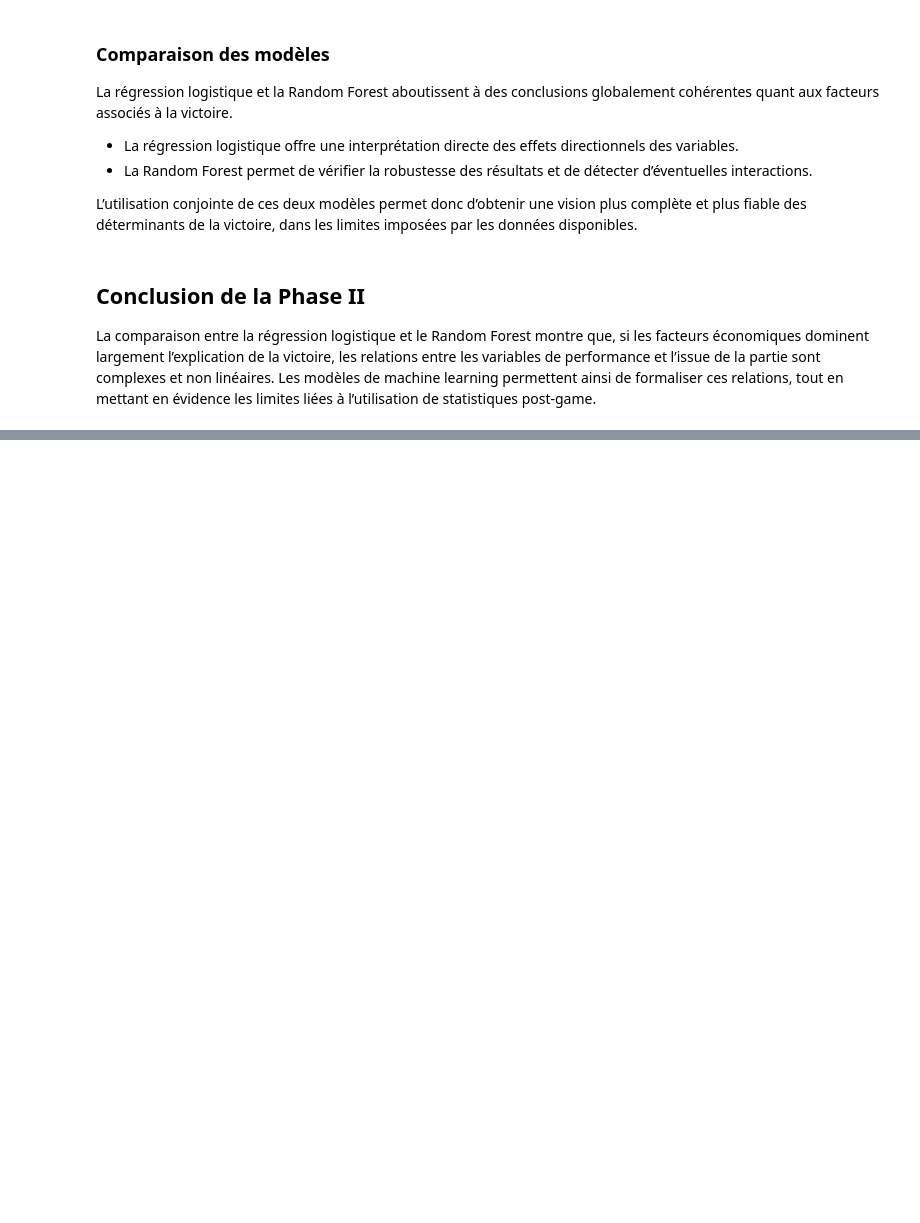
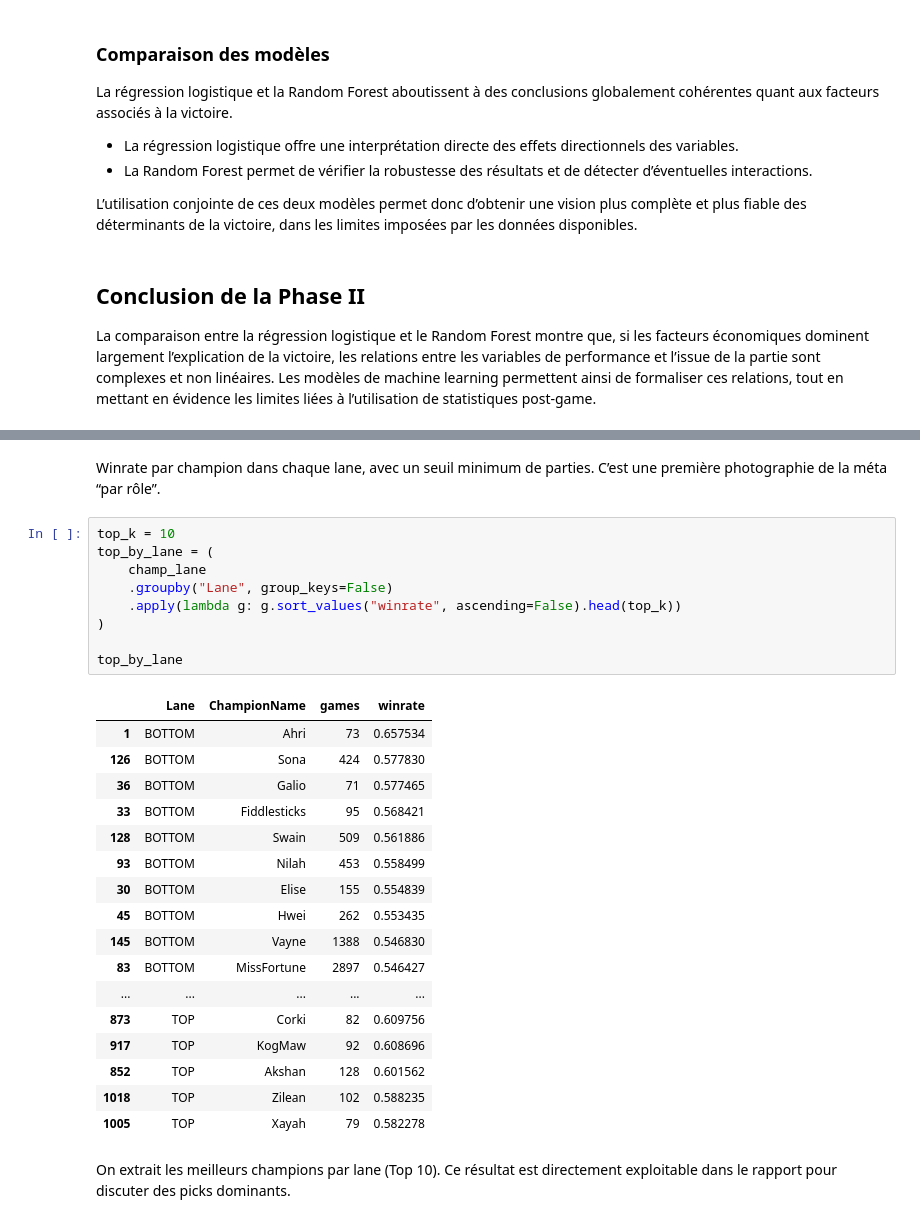
Before and after one commit to denisjng/LeagueOfLegendsMeta, a Jupyter notebook: Code/LoLMeta.ipynb, the cells around one changed output, grey strips where cells are left out. Saved outputs shown, nothing was run; the diff lists cells and outputs as text; blank space fills up the shorter version.

```diff
--- a/Code/LoLMeta.ipynb
+++ b/Code/LoLMeta.ipynb
@@ -1914,0 +2165,33 @@ Les modèles de machine learning permettent ainsi de formaliser ces relations, t
+# %% [markdown]
+Winrate par champion dans chaque lane, avec un seuil minimum de parties.
+C’est une première photographie de la méta “par rôle”.
+# %%
+top_k = 10
+top_by_lane = (
+    champ_lane
+    .groupby("Lane", group_keys=False)
+    .apply(lambda g: g.sort_values("winrate", ascending=False).head(top_k))
+)
+
+top_by_lane
+# %% [output]
+|  | Lane | ChampionName | games | winrate |
+| 1 | BOTTOM | Ahri | 73 | 0.657534 |
+| 126 | BOTTOM | Sona | 424 | 0.577830 |
+| 36 | BOTTOM | Galio | 71 | 0.577465 |
+| 33 | BOTTOM | Fiddlesticks | 95 | 0.568421 |
+| 128 | BOTTOM | Swain | 509 | 0.561886 |
+| 93 | BOTTOM | Nilah | 453 | 0.558499 |
+| 30 | BOTTOM | Elise | 155 | 0.554839 |
+| 45 | BOTTOM | Hwei | 262 | 0.553435 |
+| 145 | BOTTOM | Vayne | 1388 | 0.546830 |
+| 83 | BOTTOM | MissFortune | 2897 | 0.546427 |
+| ... | ... | ... | ... | ... |
+| 873 | TOP | Corki | 82 | 0.609756 |
+| 917 | TOP | KogMaw | 92 | 0.608696 |
+| 852 | TOP | Akshan | 128 | 0.601562 |
+| 1018 | TOP | Zilean | 102 | 0.588235 |
+| 1005 | TOP | Xayah | 79 | 0.582278 |
+# %% [markdown]
+On extrait les meilleurs champions par lane (Top 10).
+Ce résultat est directement exploitable dans le rapport pour discuter des picks dominants.
```
Also changed, not shown: parts of 27 cells of this notebook.
